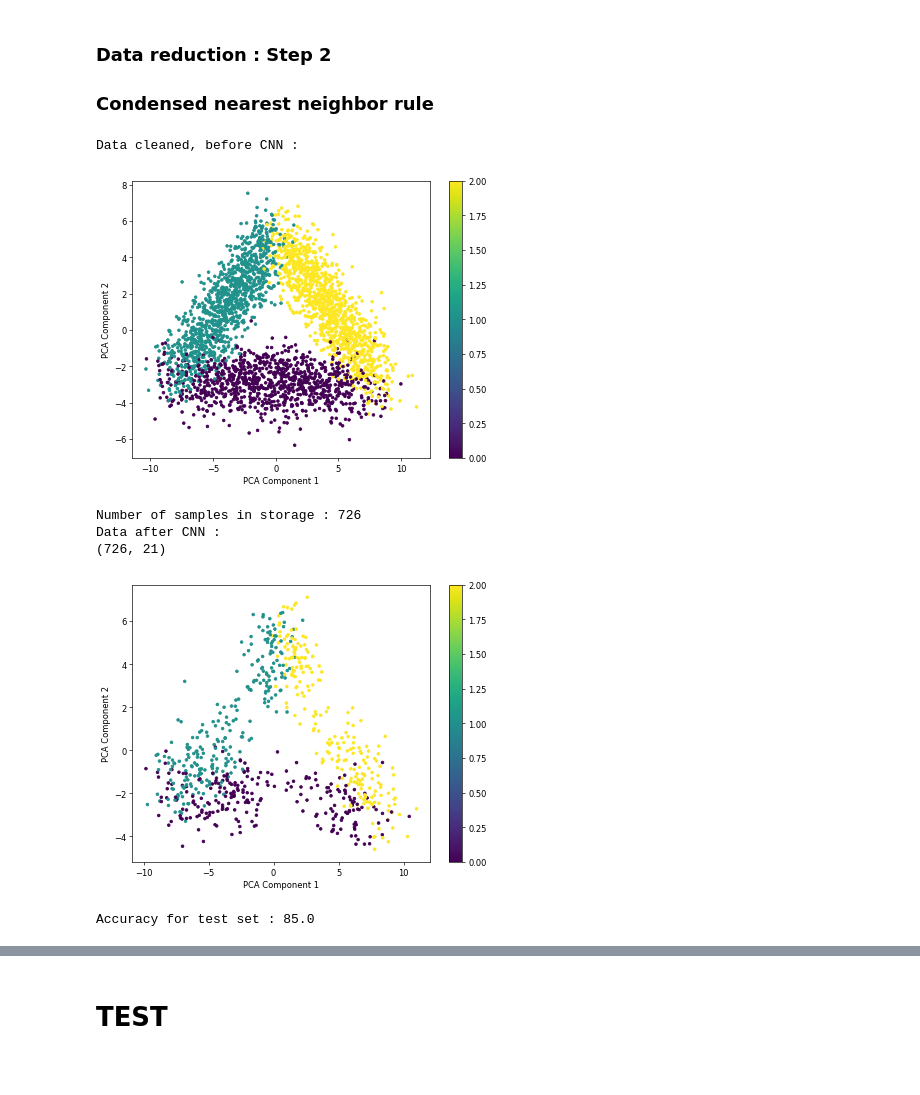
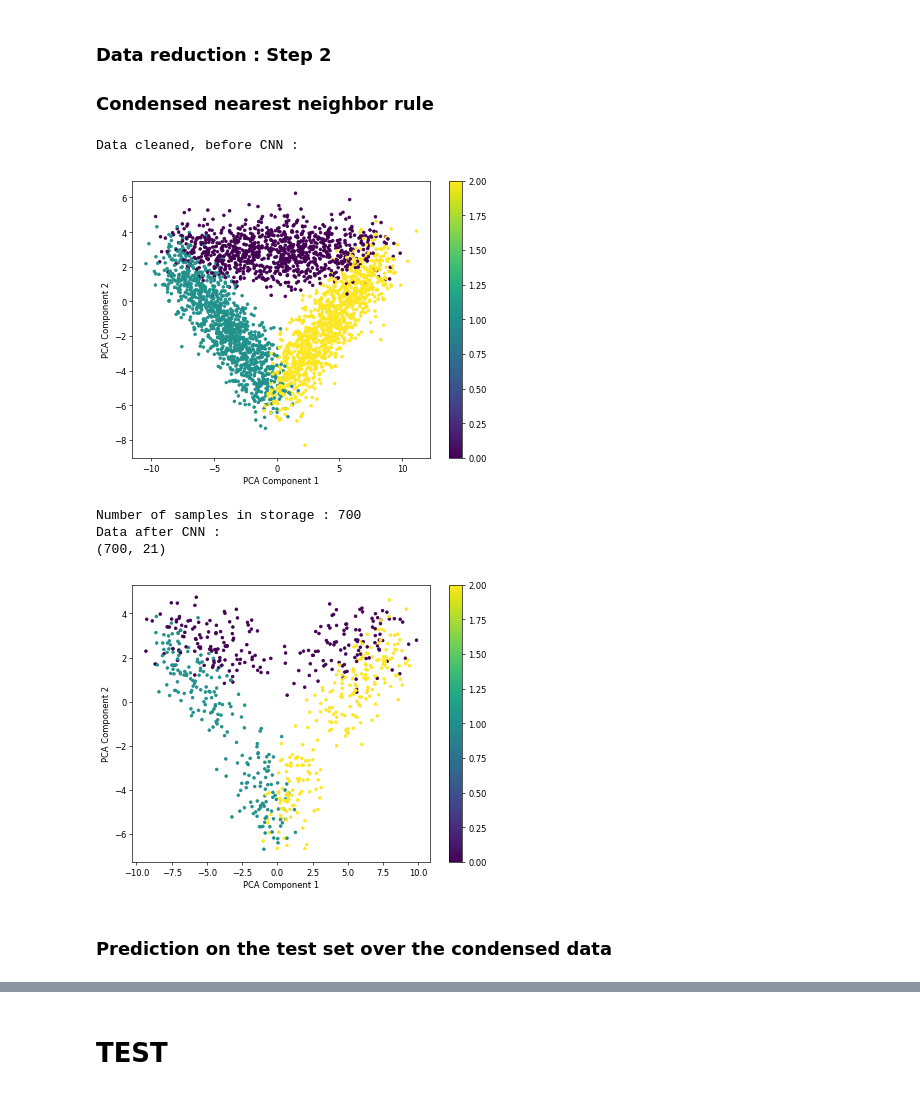
Before and after one commit to bapt-mat/Intro-to-Machine-Learning-Project, a Jupyter notebook: project.ipynb, the cells around one changed output, grey strips where cells are left out. Drawn from its saved outputs; the diff is of its cells as text; code cells hidden in the pictures.

```diff
--- a/project.ipynb
+++ b/project.ipynb
@@ -32,23 +28,6 @@ reset_seed()
 # %% [markdown]
 ## Loading Data
 # %%
-from sklearn.decomposition import PCA
-
-# Assuming features is a NumPy array
-def plot_pca(x, y, train_point_size=10):
-    # Applying PCA to reduce to 2 dimensions for visualization
-    pca = PCA(n_components=2)
-    x_train_pca = pca.fit_transform(x)
-
-    plt.figure(figsize=(8, 6), dpi=60)
-    scatter = plt.scatter(x_train_pca[:, 0], x_train_pca[:, 1], c=y, cmap='viridis', marker='o', s=train_point_size)
-
-    plt.colorbar(scatter)
-    plt.xlabel('PCA Component 1')
-    plt.ylabel('PCA Component 2')
-    plt.show()
-
-
 def load_data(dataset_file):
     return np.loadtxt(dataset_file, delimiter=',')
 
@@ -385,13 +424,10 @@ plot_accuracies(test_accuracies, test_acc, best_k,"Accuracies over the test set
 # %% [markdown]
 ### Data Reduction : Step 1
 # %%
-reset_seed()
 def remove_outliers_and_bayes_region(x_set, y_set) :
     n_k = 1
     # Splittiing randomly S into S1 and S2
     x_cleaned, y_cleaned = k_folds(x_training_set=x_set, y_training_set=y_set, nb_folds=2)
-    plot_pca(x=x_cleaned[0], y=y_cleaned[0])
-    plot_pca(x=x_cleaned[1], y=y_cleaned[1])
 
     list_indices_S1 = []
     list_indices_S2 = []
@@ -437,15 +473,14 @@ def remove_outliers_and_bayes_region(x_set, y_set) :
     return new_x_cleaned, new_y_cleaned
 
 print("Initial data :")
-plot_pca(x=x_train, y=y_train)
+x_train_pca, mean_vector, top_eigenvectors = pca_train(x_train, 2)
+plot_pca(x=x_train_pca, y=y_train)
 
 x_train_cleaned, y_train_cleaned = remove_outliers_and_bayes_region(x_set=x_train, y_set=y_train)
 
 print("Cleaned data, outliers and examples of the bayesian region removed :")
 print(x_train_cleaned.shape)
-plot_pca(x=x_train_cleaned, y=y_train_cleaned)
-
-test_acc_cleaned, test_cm = prediction_metrics(y_set_train=y_train_cleaned, y_set_test=y_test, k=best_k, x_set_train=x_train_cleaned, x_set_test=x_test)
-print("Accuracy for test set : "+str(test_acc_cleaned))
+x_train_cleaned_pca = pca_transform(x_train_cleaned, mean_vector, top_eigenvectors)
+plot_pca(x=x_train_cleaned_pca, y=y_train_cleaned)
 # %% [output]
 Initial data :
@@ -478,7 +517,6 @@ plot_accuracies(test_accuracies_cleaned, test_acc_cleaned, best_k,"Accuracies ov
 ### Data reduction : Step 2
 ### Condensed nearest neighbor rule
 # %%
-reset_seed()
 def condensed_nearest_neighbor(x_set, y_set):
     storage_x = np.empty((0, x_set.shape[1]))
     storage_y = np.array([])
@@ -489,47 +527,43 @@ def condensed_nearest_neighbor(x_set, y_set):
     ith_example = np.random.randint(1, x_set.shape[0])
     storage_x = np.vstack([storage_x, x_set[ith_example]])
     storage_y = np.append(storage_y, y_set[ith_example])
 
-    # While no stabilization of Storage    np.random.seed(42)
-
+    # While no stabilization of Storage
     while(True):
         for i in range(len(x_set)):
             y_pred = knn(labels=storage_y, k=1, new_input=x_set[i], features_set=storage_x)
             y_actual = y_set[i]
 
             # If xi is incorrectly classified we add it to the storage, else we ignore it
             if (y_pred != y_actual) :
                 storage_x = np.vstack([storage_x, x_set[i]])
                 storage_y = np.append(storage_y, y_set[i])
 
         len_storage_actual = len(storage_x)
 
         if (len_storage_prec == len_storage_actual):
             break
 
         len_storage_prec = len_storage_actual
 
     print("Number of samples in storage : "+str(len_storage_actual))
     return storage_x, storage_y
 
 print("Data cleaned, before CNN :")
-plot_pca(x_train_cleaned, y_train_cleaned)
+plot_pca(x_train_cleaned_pca, y_train_cleaned)
 x_CNN, y_CNN = condensed_nearest_neighbor(x_train_cleaned, y_train_cleaned)
 print("Data after CNN :")
 print(x_CNN.shape)
-plot_pca(x_CNN, y_CNN)
-
-
-
-test_acc_CNN, test_cm_CNN = prediction_metrics(y_set_train=y_CNN, y_set_test=y_test, k=best_k, x_set_train=x_CNN, x_set_test=x_test)
-print("Accuracy for test set : "+str(test_acc_CNN))
+x_CNN_pca = pca_transform(x_CNN, mean_vector, top_eigenvectors)
+plot_pca(x_CNN_pca, y_CNN)
 # %% [output]
 Data cleaned, before CNN :
-[figure, old version]
+[figure, new version]
-Number of samples in storage : 726
+Number of samples in storage : 700
 Data after CNN :
-(726, 21)
+(700, 21)
-[figure, old version]
+[figure, new version]
-Accuracy for test set : 85.0
+# %% [markdown]
+### Prediction on the test set over the condensed data
 # %%
 test_accuracies_CNN = []
```
Also changed, not shown: parts of 29 cells of this notebook, 2 other files.
